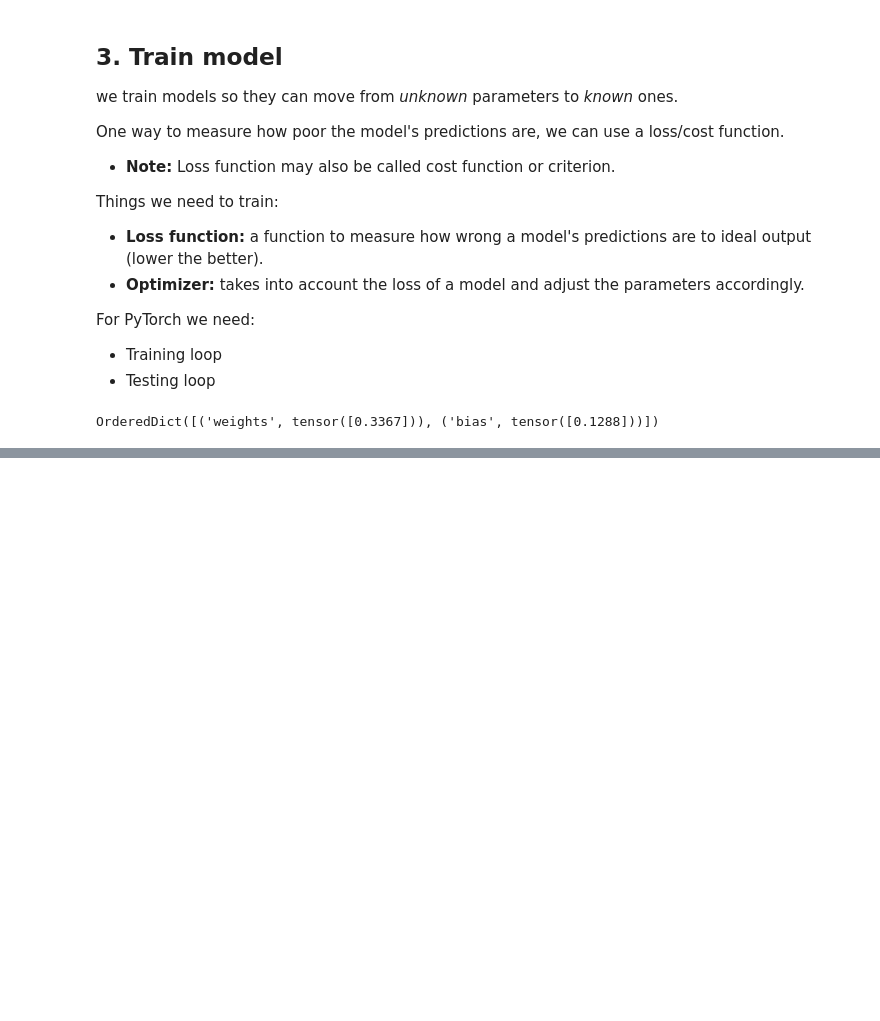
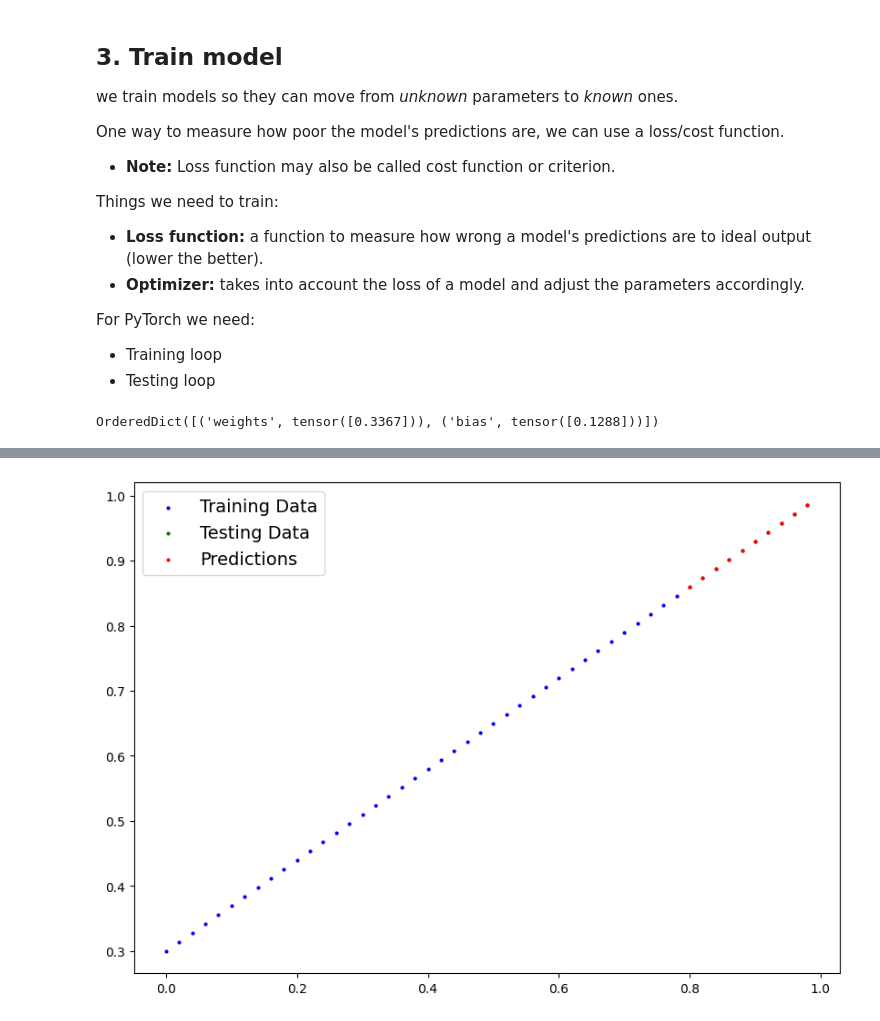
Before and after one commit to GunDalf101/PyTorch_INTRO, a Jupyter notebook: pytorch_workflow.ipynb, the cells around one changed output, grey strips where cells are left out. Drawn from its saved outputs; the diff is of its cells as text; code cells hidden in the pictures; blank space fills up the shorter version.

```diff
--- a/pytorch_workflow.ipynb
+++ b/pytorch_workflow.ipynb
@@ -234,3 +234,10 @@ For PyTorch we need:
 model_0.state_dict()
 # %% [output]
 OrderedDict([('weights', tensor([0.3367])), ('bias', tensor([0.1288]))])
+# %%
+# Setup a loss function
+loss_fn = nn.L1Loss()
+
+# Setup an optimizer (stochatic gradient descent)
+optimizer = torch.optim.SGD(params=model_0.parameters(),
+                            lr=0.001)
@@ -236,0 +317,8 @@ OrderedDict([('weights', tensor([0.3367])), ('bias', tensor([0.1288]))])
+# %%
+# MAke predictions with model
+with torch.inference_mode():
+    y_preds_new = model_0(X_test)
+
+plot_predictions(predictions=y_preds_new)
+# %% [output]
+[figure, added]
```
Also changed, not shown: parts of 8 cells of this notebook, 1 other file.
